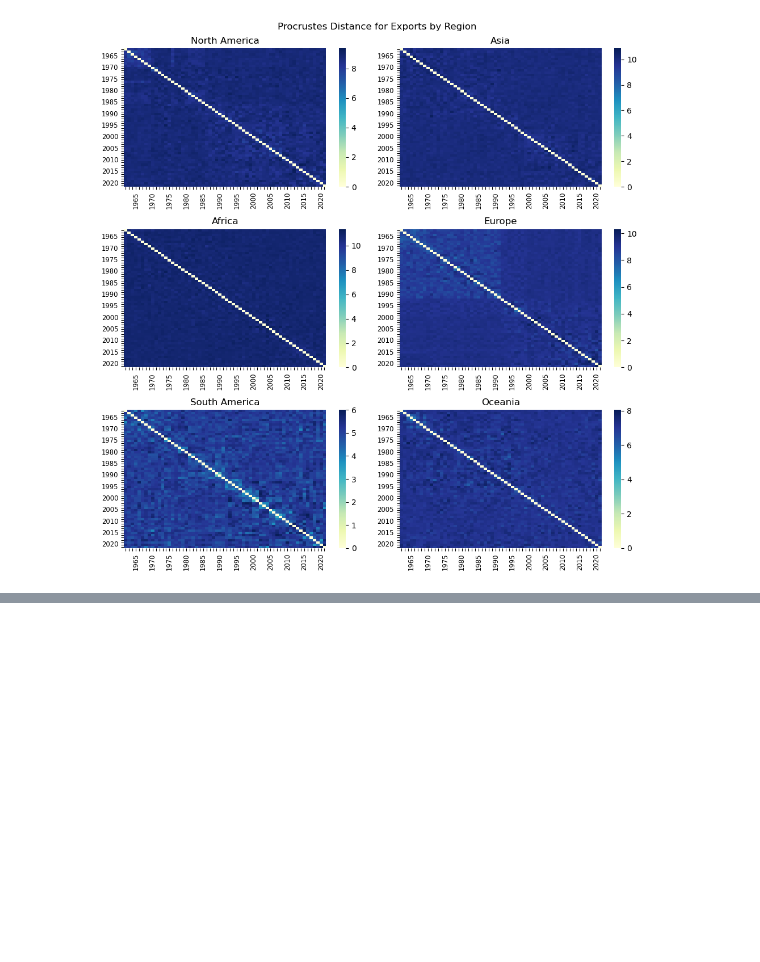
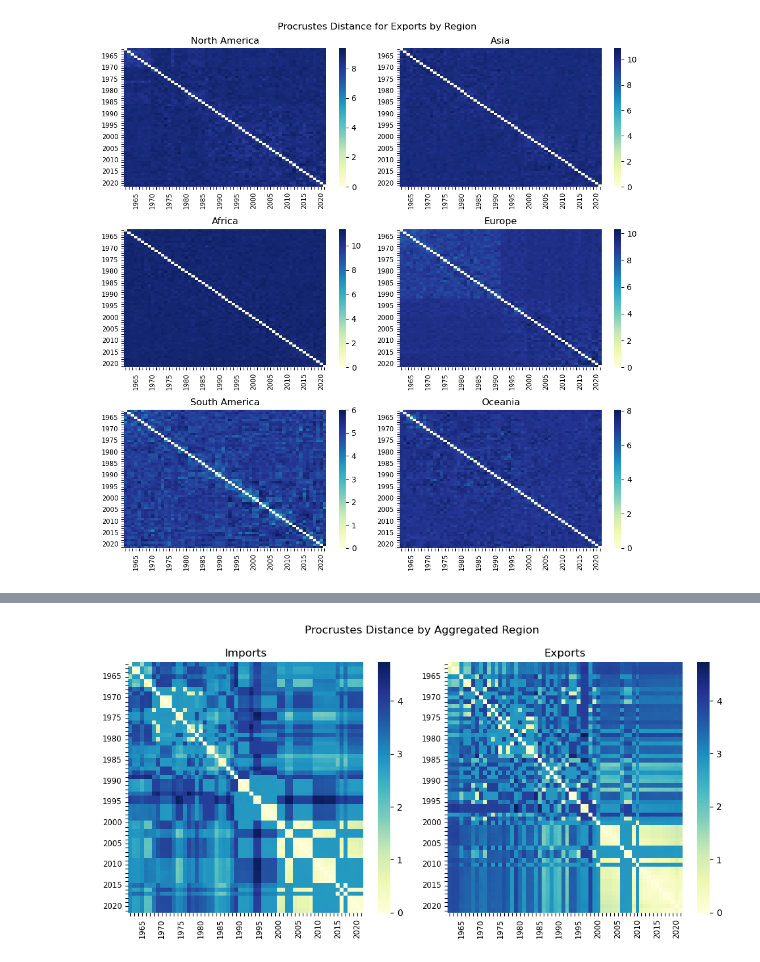
Before and after one commit to soschuetze/Trade-GNN-ChangePoint, a Jupyter notebook: network_exploration.ipynb, the cells around one changed output, grey strips where cells are left out. Drawn from its saved outputs; the diff is of its cells as text; code cells hidden in the pictures; blank space fills up the shorter version.

```diff
--- a/network_exploration.ipynb
+++ b/network_exploration.ipynb
@@ -677,0 +1044,3 @@ create_heatmaps(procrustes_regions_exports, 'Procrustes Distance for Exports by
+# %%
+procrustes_distances_imports_agg = pairwise_distance(import_graphs_region_agg, procrustes_distance)
+procrustes_distances_exports_agg = pairwise_distance(export_graphs_region_agg, procrustes_distance)
@@ -677,0 +1077,4 @@ create_heatmaps(procrustes_regions_exports, 'Procrustes Distance for Exports by
+# %%
+create_heatmaps(procrustes_distances_imports_agg, procrustes_distances_exports_agg, 'Procrustes Distance')
+# %% [output]
+[figure, added]
```
Also changed, not shown: parts of 60 cells of this notebook, 8 other files.
